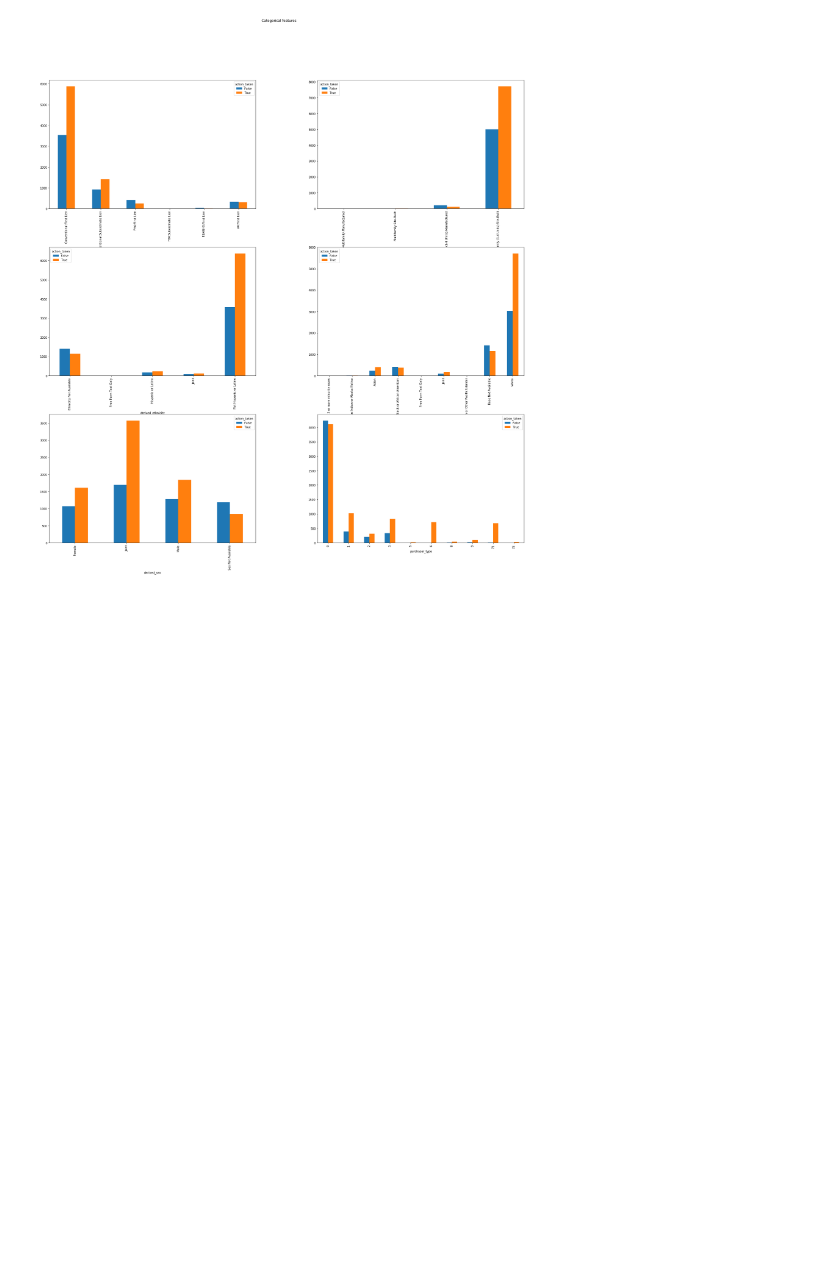
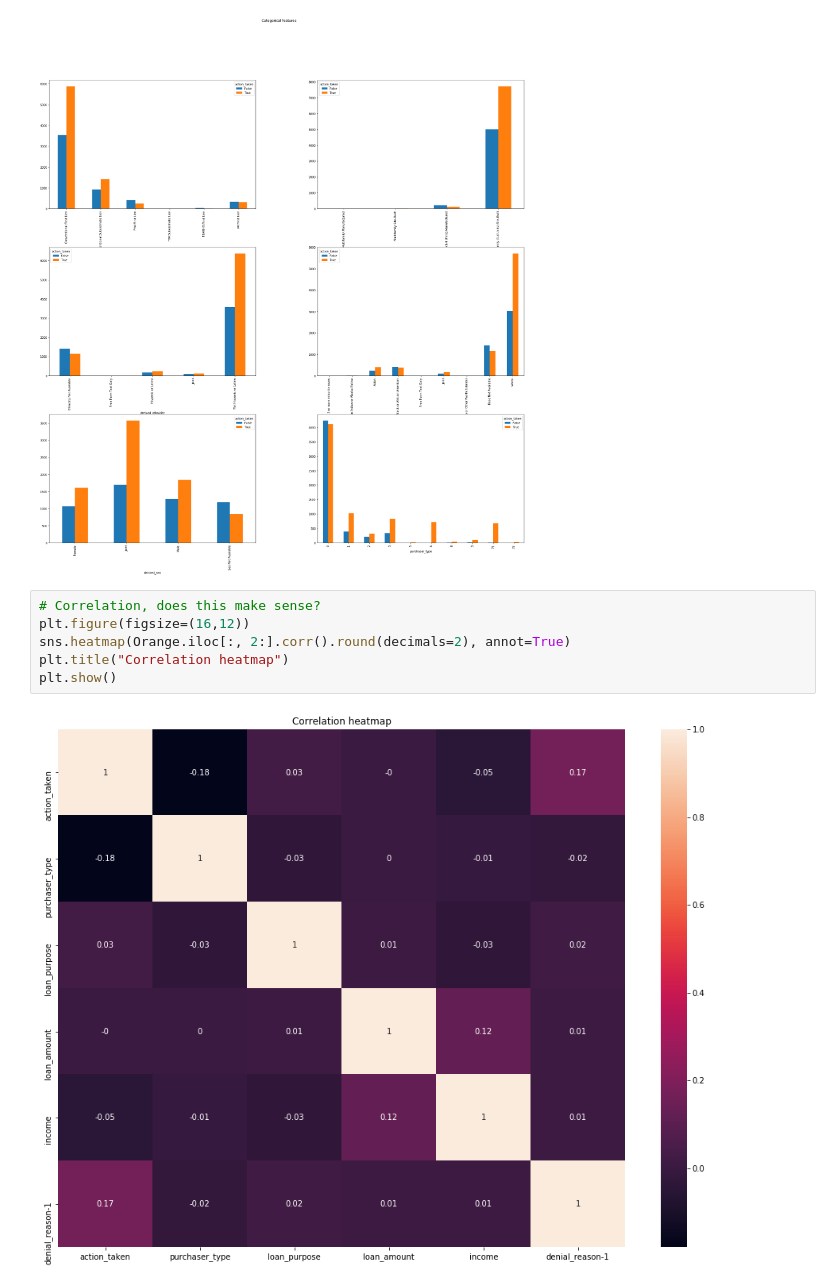
Before and after one commit to Carolina-Data-Challenge/ICMM, a Jupyter notebook: EDA.ipynb, the cells around one changed output. Cells and saved outputs as stored; diff of their text form; blank space fills up the shorter version.

Commit message:
add corr code but not sure if it is needed

```diff
--- a/EDA.ipynb
+++ b/EDA.ipynb
@@ -118,3 +118,11 @@ for ax, col in zip(axes.flatten(), cat_cols):
 plt.savefig("./plots/Categorical features.png")
 # %% [output]
 [figure]
+# %%
+# Correlation, does this make sense?
+plt.figure(figsize=(16,12))
+sns.heatmap(Orange.iloc[:, 2:].corr().round(decimals=2), annot=True)
+plt.title("Correlation heatmap")
+plt.show()
+# %% [output]
+[figure, added]
```
